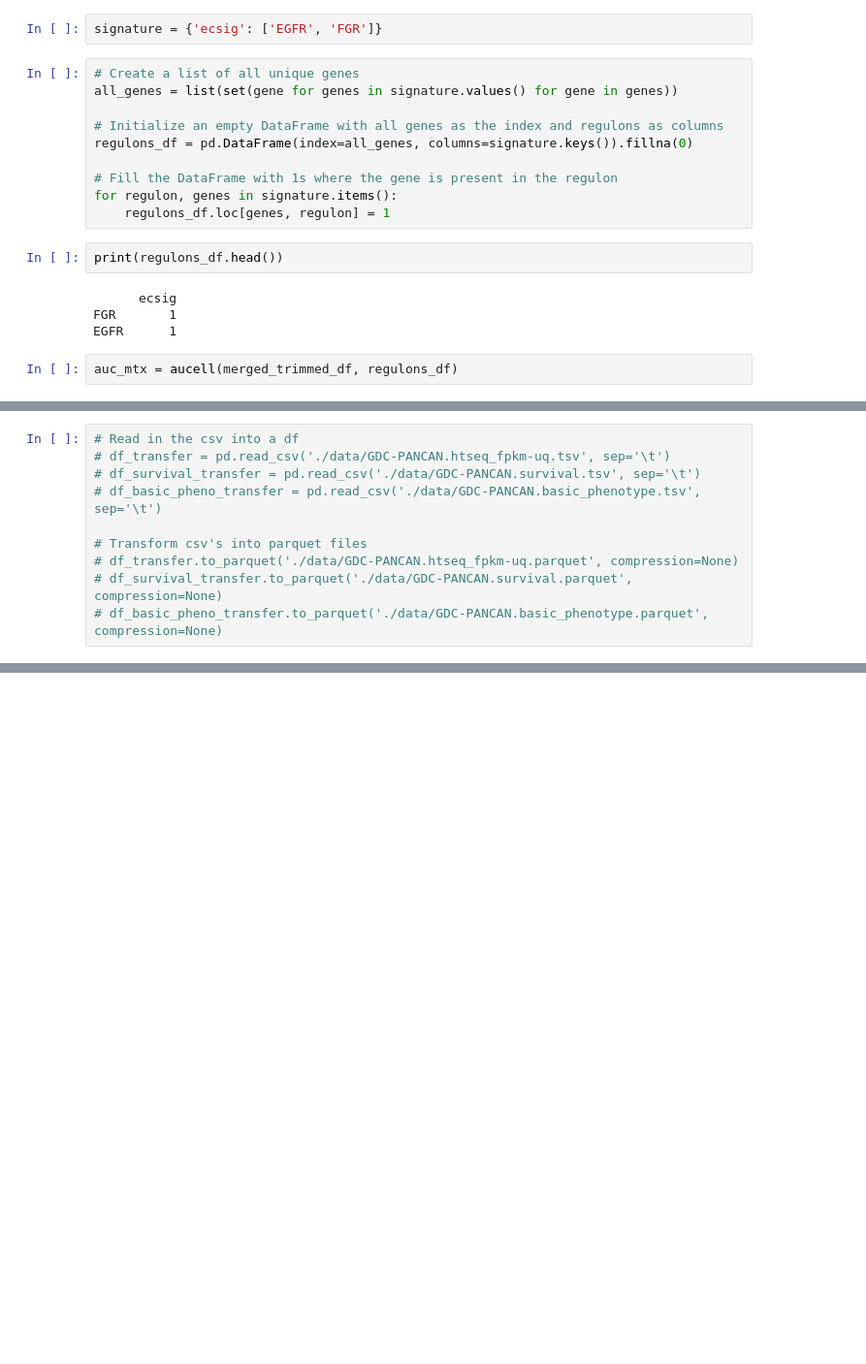
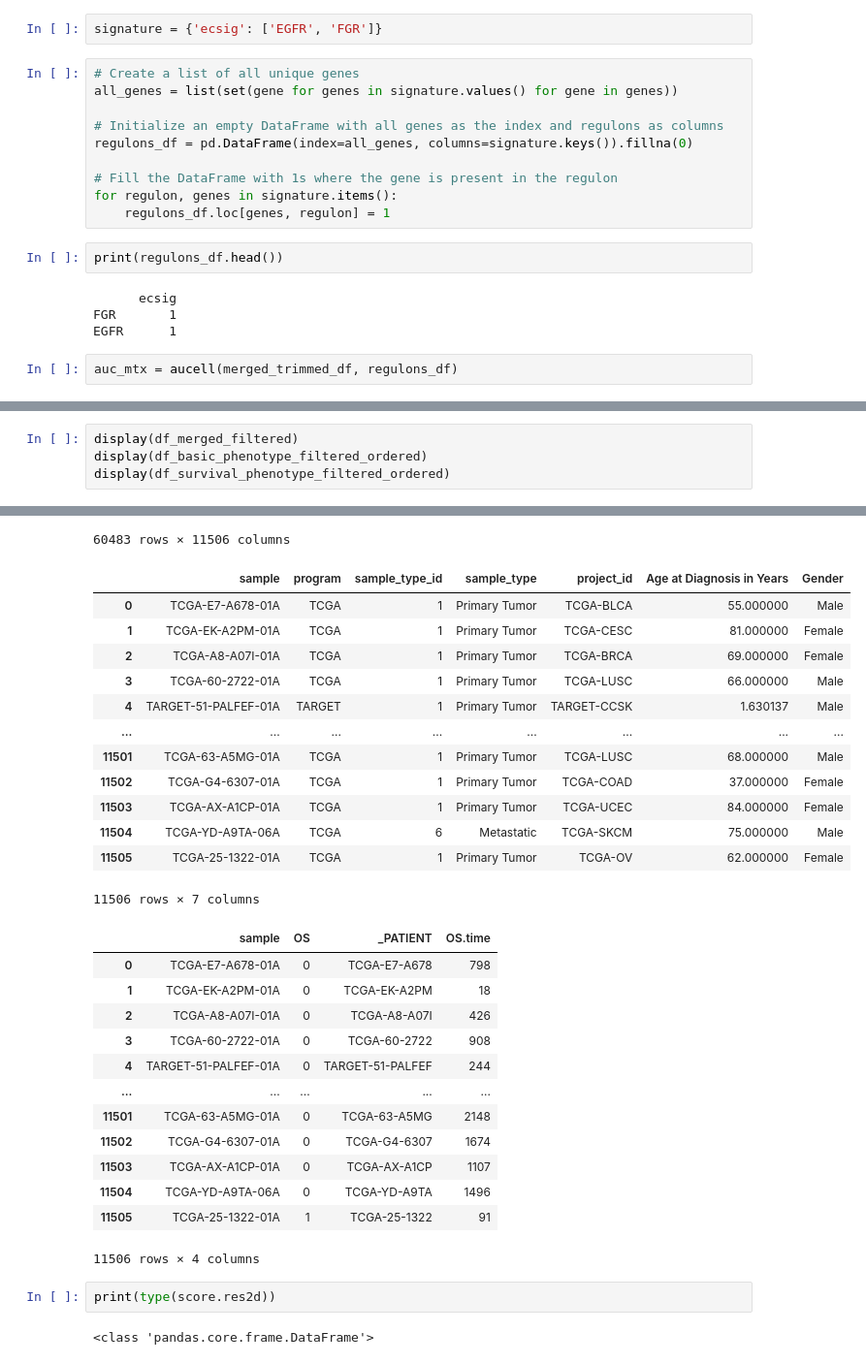
Before and after one commit to erincameron11/survival-analysis-tool, a Jupyter notebook: DataAnalysis.ipynb, the cells around one changed output, grey strips where cells are left out. Shown: that part at 97% size. Saved outputs shown, nothing was run; the diff lists cells and outputs as text; blank space fills up the shorter version.

```diff
--- a/DataAnalysis.ipynb
+++ b/DataAnalysis.ipynb
@@ -431,10 +457,5 @@ km.plot(results)
-# %%
-# Read in the csv into a df
-# df_transfer = pd.read_csv('./data/GDC-PANCAN.htseq_fpkm-uq.tsv', sep='\t')
-# df_survival_transfer = pd.read_csv('./data/GDC-PANCAN.survival.tsv', sep='\t')
-# df_basic_pheno_transfer = pd.read_csv('./data/GDC-PANCAN.basic_phenotype.tsv', sep='\t')
-
-# Transform csv's into parquet files
-# df_transfer.to_parquet('./data/GDC-PANCAN.htseq_fpkm-uq.parquet', compression=None)
-# df_survival_transfer.to_parquet('./data/GDC-PANCAN.survival.parquet', compression=None)
-# df_basic_pheno_transfer.to_parquet('./data/GDC-PANCAN.basic_phenotype.parquet', compression=None)
+# %%
+display(df_merged_filtered)
+display(df_basic_phenotype_filtered_ordered)
+display(df_survival_phenotype_filtered_ordered)
+# %% [output]
@@ -440,0 +475,31 @@ km.plot(results)
+60483 rows × 11506 columns
+|  | sample | program | sample_type_id | sample_type | project_id | Age at Diagnosis in Years | Gender |
+| 0 | TCGA-E7-A678-01A | TCGA | 1 | Primary Tumor | TCGA-BLCA | 55.000000 | Male |
+| 1 | TCGA-EK-A2PM-01A | TCGA | 1 | Primary Tumor | TCGA-CESC | 81.000000 | Female |
+| 2 | TCGA-A8-A07I-01A | TCGA | 1 | Primary Tumor | TCGA-BRCA | 69.000000 | Female |
+| 3 | TCGA-60-2722-01A | TCGA | 1 | Primary Tumor | TCGA-LUSC | 66.000000 | Male |
+| 4 | TARGET-51-PALFEF-01A | TARGET | 1 | Primary Tumor | TARGET-CCSK | 1.630137 | Male |
+| ... | ... | ... | ... | ... | ... | ... | ... |
+| 11501 | TCGA-63-A5MG-01A | TCGA | 1 | Primary Tumor | TCGA-LUSC | 68.000000 | Male |
+| 11502 | TCGA-G4-6307-01A | TCGA | 1 | Primary Tumor | TCGA-COAD | 37.000000 | Female |
+| 11503 | TCGA-AX-A1CP-01A | TCGA | 1 | Primary Tumor | TCGA-UCEC | 84.000000 | Female |
+| 11504 | TCGA-YD-A9TA-06A | TCGA | 6 | Metastatic | TCGA-SKCM | 75.000000 | Male |
+| 11505 | TCGA-25-1322-01A | TCGA | 1 | Primary Tumor | TCGA-OV | 62.000000 | Female |
+11506 rows × 7 columns
+|  | sample | OS | _PATIENT | OS.time |
+| 0 | TCGA-E7-A678-01A | 0 | TCGA-E7-A678 | 798 |
+| 1 | TCGA-EK-A2PM-01A | 0 | TCGA-EK-A2PM | 18 |
+| 2 | TCGA-A8-A07I-01A | 0 | TCGA-A8-A07I | 426 |
+| 3 | TCGA-60-2722-01A | 0 | TCGA-60-2722 | 908 |
+| 4 | TARGET-51-PALFEF-01A | 0 | TARGET-51-PALFEF | 244 |
+| ... | ... | ... | ... | ... |
+| 11501 | TCGA-63-A5MG-01A | 0 | TCGA-63-A5MG | 2148 |
+| 11502 | TCGA-G4-6307-01A | 0 | TCGA-G4-6307 | 1674 |
+| 11503 | TCGA-AX-A1CP-01A | 0 | TCGA-AX-A1CP | 1107 |
+| 11504 | TCGA-YD-A9TA-06A | 0 | TCGA-YD-A9TA | 1496 |
+| 11505 | TCGA-25-1322-01A | 1 | TCGA-25-1322 | 91 |
+11506 rows × 4 columns
+# %%
+print(type(score.res2d))
+# %% [output]
+<class 'pandas.core.frame.DataFrame'>
```
Also changed, not shown: parts of 21 cells of this notebook, 1 other file.
